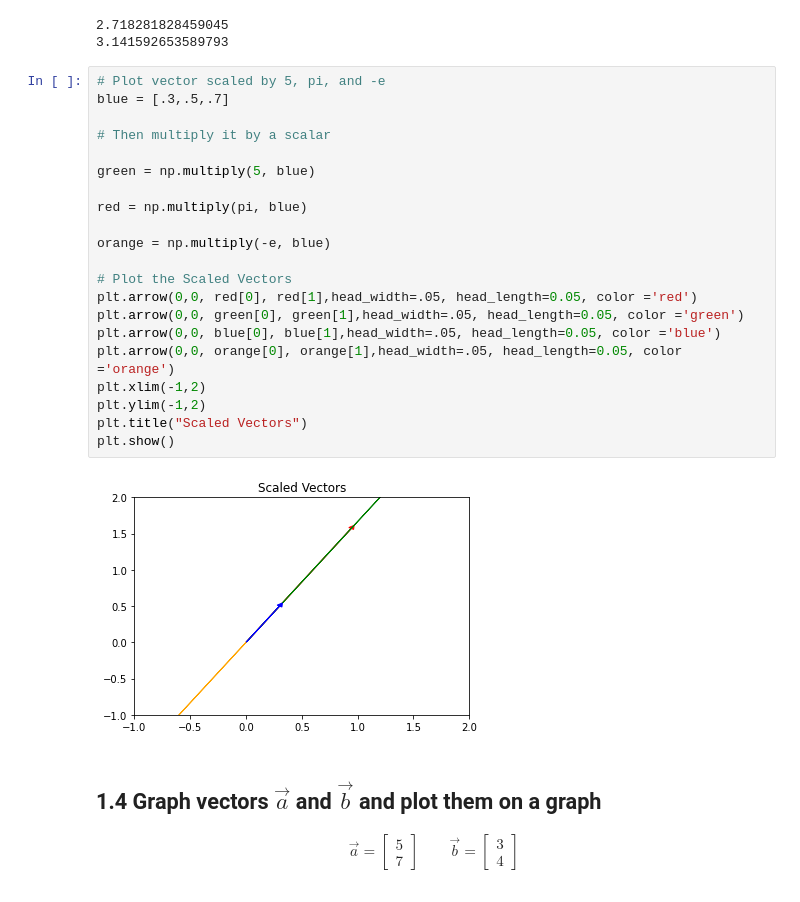
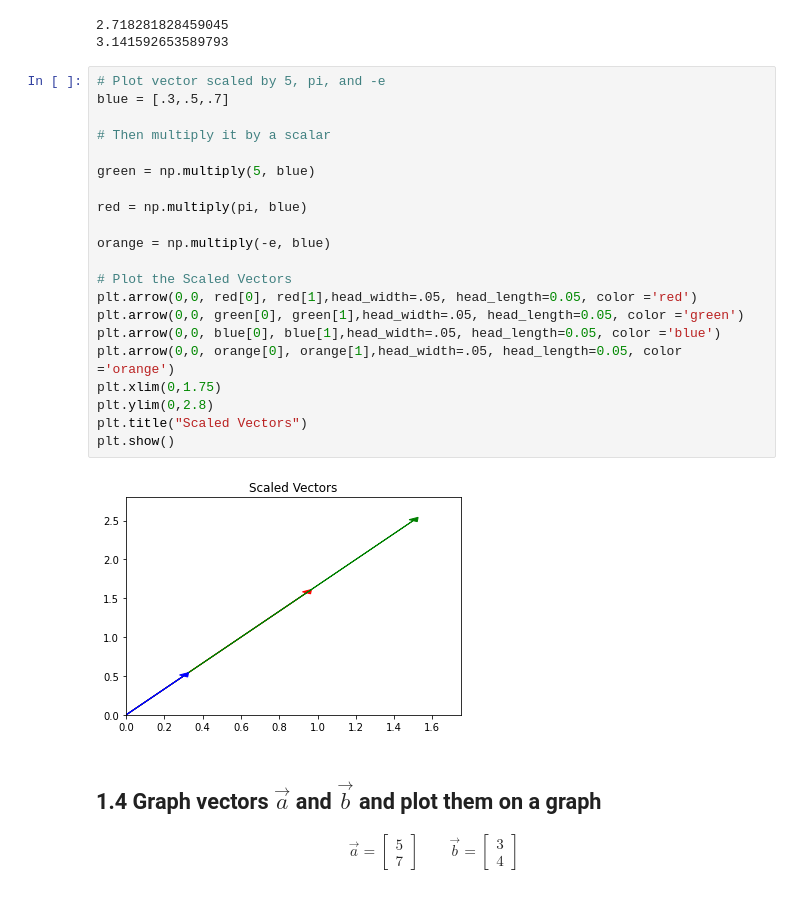
Before and after one commit to bloominstituteoftechnology/DS-Unit-1-Sprint-3-Linear-Algebra, a Jupyter notebook: module1-vectors-and-matrices/Jay_Adamo_LS_DS_131_Vectors_and_Matrices_Assignment.ipynb, the cells around one changed output. Cells and saved outputs as stored; diff of their text form.

```diff
--- a/module1-vectors-and-matrices/Jay_Adamo_LS_DS_131_Vectors_and_Matrices_Assignment.ipynb
+++ b/module1-vectors-and-matrices/Jay_Adamo_LS_DS_131_Vectors_and_Matrices_Assignment.ipynb
@@ -60,26 +60,26 @@ print(pi)
 # %%
 # Plot vector scaled by 5, pi, and -e
 blue = [.3,.5,.7]
 
 # Then multiply it by a scalar
 
 green = np.multiply(5, blue)
 
 red = np.multiply(pi, blue)
 
 orange = np.multiply(-e, blue)
 
 # Plot the Scaled Vectors
 plt.arrow(0,0, red[0], red[1],head_width=.05, head_length=0.05, color ='red')
 plt.arrow(0,0, green[0], green[1],head_width=.05, head_length=0.05, color ='green')
 plt.arrow(0,0, blue[0], blue[1],head_width=.05, head_length=0.05, color ='blue')
 plt.arrow(0,0, orange[0], orange[1],head_width=.05, head_length=0.05, color ='orange')
-plt.xlim(-1,2)
-plt.ylim(-1,2)
+plt.xlim(0,1.75)
+plt.ylim(0,2.8)
 plt.title("Scaled Vectors")
 plt.show()
 # %% [output]
-[figure, old version]
+[figure, new version]
 # %% [markdown]
 ## 1.4 Graph vectors $\vec{a}$ and $\vec{b}$ and plot them on a graph
 
```
Also changed, not shown: parts of 18 cells of this notebook.
